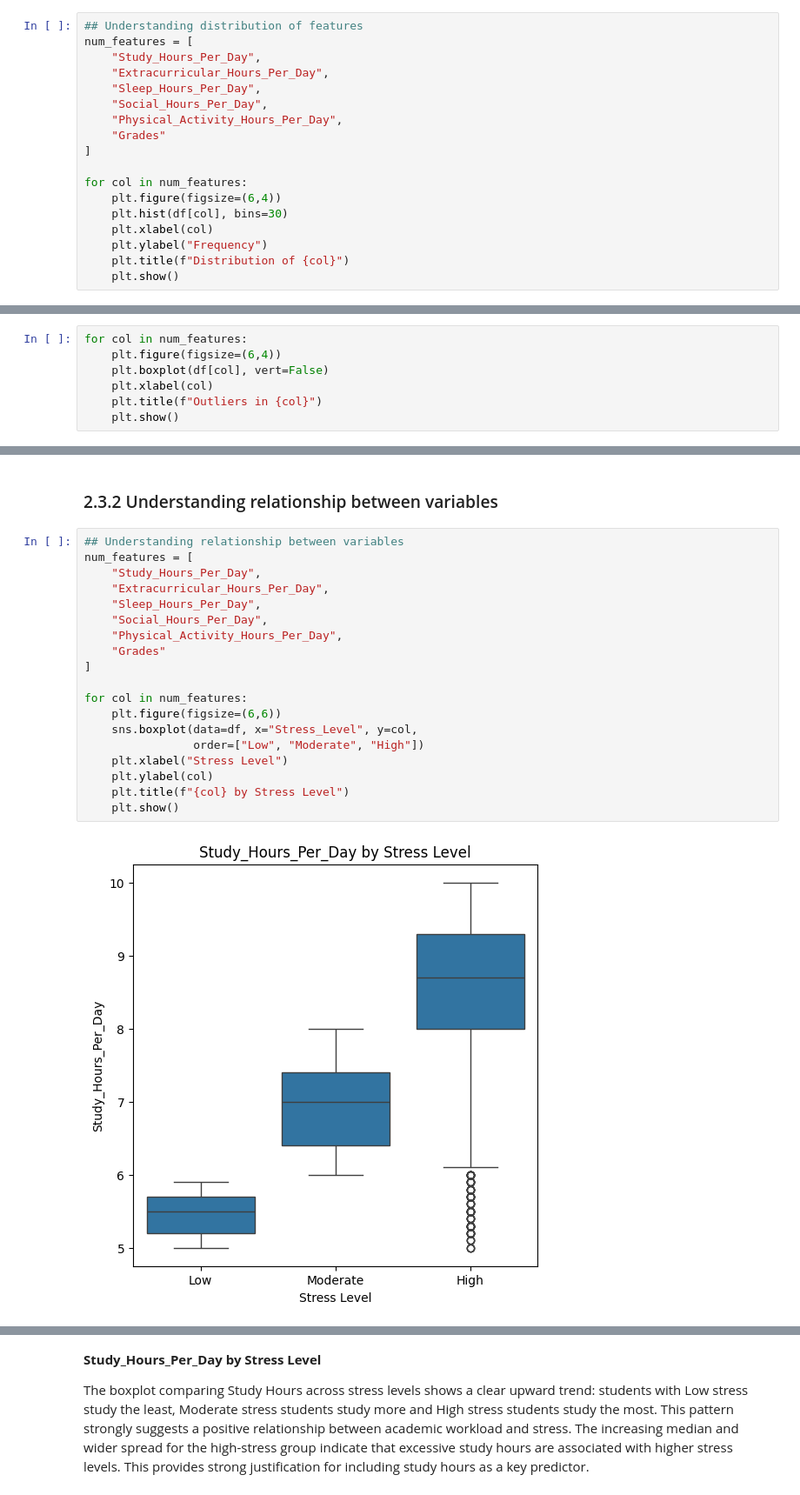
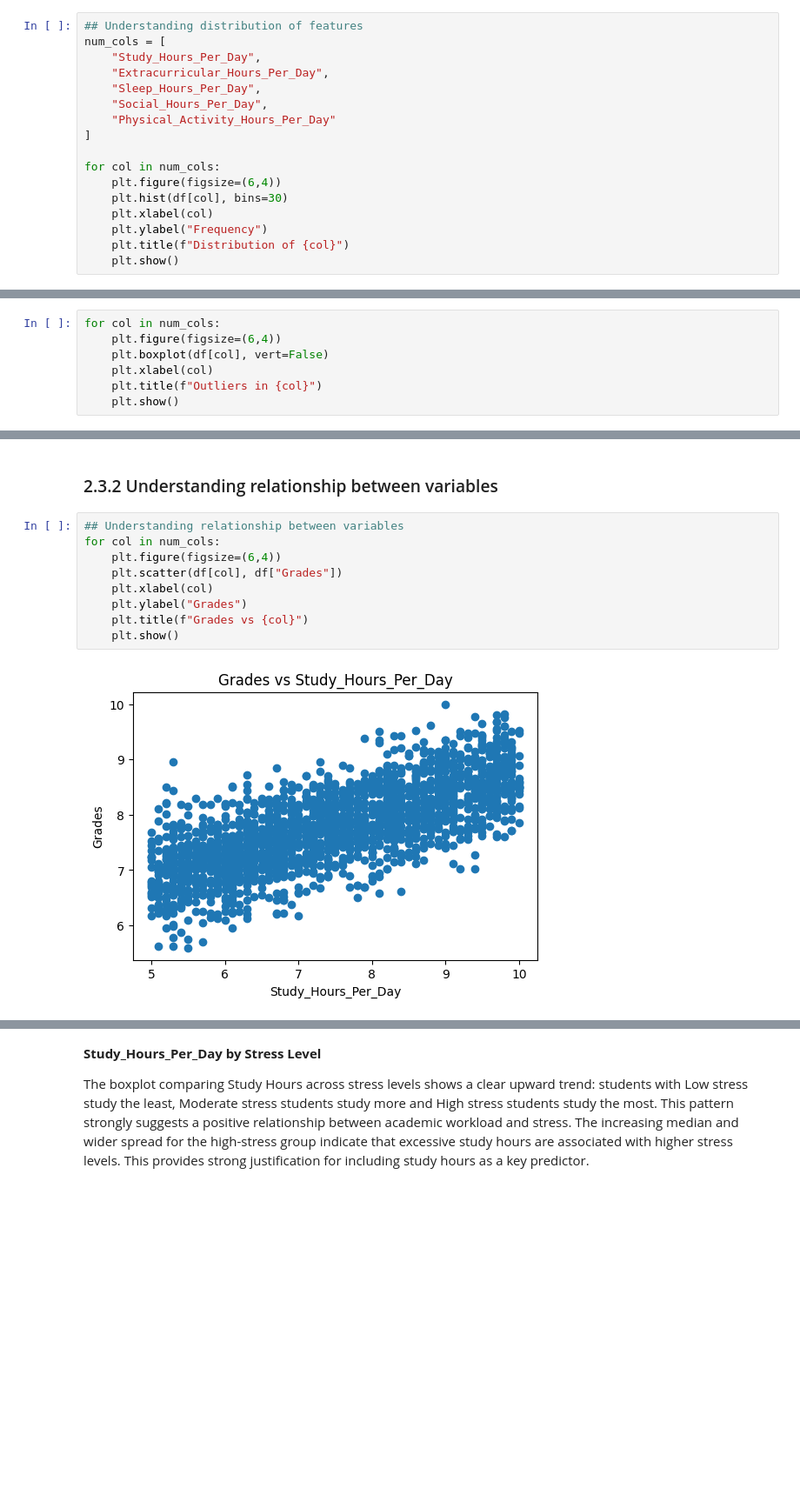
Before and after one commit to thiri-wah/mldp_project, a Jupyter notebook: MLDP Program Codes Submission Template (1).ipynb, the cells around one changed output, grey strips where cells are left out. Shown at 87% size. Drawn from its saved outputs; the diff is of its cells as text; blank space fills up the shorter version.

```diff
--- a/MLDP Program Codes Submission Template (1).ipynb
+++ b/MLDP Program Codes Submission Template (1).ipynb
@@ -176,16 +175,15 @@ The distribution of the target variable, Stress_Level, shows a clear imbalance a
 ### 2.3.1.2 Understanding distribution of features
 # %%
 ## Understanding distribution of features
-num_features = [
+num_cols = [
     "Study_Hours_Per_Day",
     "Extracurricular_Hours_Per_Day",
     "Sleep_Hours_Per_Day",
     "Social_Hours_Per_Day",
-    "Physical_Activity_Hours_Per_Day",
-    "Grades"
+    "Physical_Activity_Hours_Per_Day"
 ]
 
-for col in num_features:
+for col in num_cols:
     plt.figure(figsize=(6,4))
     plt.hist(df[col], bins=30)
     plt.xlabel(col)
@@ -224,7 +221,7 @@ The histogram for Physical_Activity_Hours_Per_Day shows a right-skewed distribut
 
 The distribution of Grades appears approximately bell-shaped, centered around the mid-to-high range. This suggests that most students perform reasonably well academically with fewer students at the very low or very high ends. Grades are an important outcome variable related to academic pressure and stress. The smooth distribution indicates that grades can serve as a strong continuous predictor when examining relationships with stress level.
 # %%
-for col in num_features:
+for col in num_cols:
     plt.figure(figsize=(6,4))
     plt.boxplot(df[col], vert=False)
     plt.xlabel(col)
@@ -285,22 +296,12 @@ Name: proportion, dtype: float64
 ### 2.3.2 Understanding relationship between variables
 # %%
 ## Understanding relationship between variables
-num_features = [
-    "Study_Hours_Per_Day",
-    "Extracurricular_Hours_Per_Day",
-    "Sleep_Hours_Per_Day",
-    "Social_Hours_Per_Day",
-    "Physical_Activity_Hours_Per_Day",
-    "Grades"
-]
-
-for col in num_features:
-    plt.figure(figsize=(6,6))
-    sns.boxplot(data=df, x="Stress_Level", y=col,
-                order=["Low", "Moderate", "High"])
-    plt.xlabel("Stress Level")
-    plt.ylabel(col)
-    plt.title(f"{col} by Stress Level")
+for col in num_cols:
+    plt.figure(figsize=(6,4))
+    plt.scatter(df[col], df["Grades"])
+    plt.xlabel(col)
+    plt.ylabel("Grades")
+    plt.title(f"Grades vs {col}")
     plt.show()
 # %% [output]
-[figure, old version]
+[figure, new version]
```
Also changed, not shown: parts of 44 cells of this notebook.
